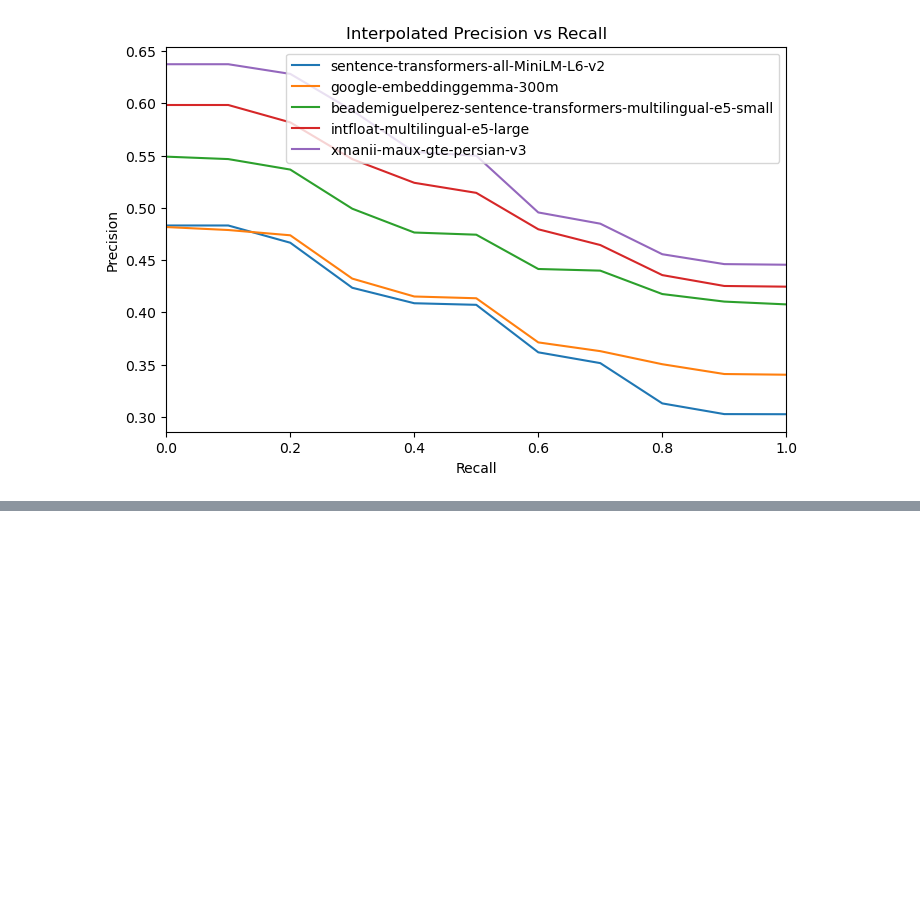
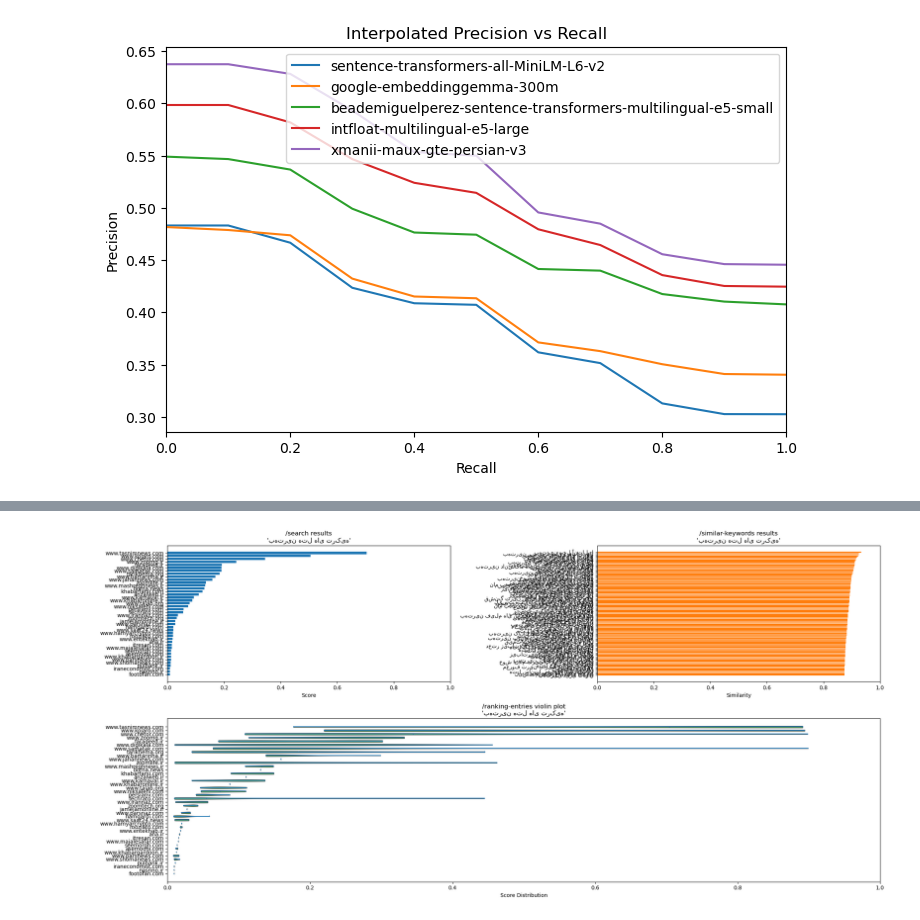
Before and after one commit to khoda81/seo-embeddings, a Jupyter notebook: Visualize.ipynb, the cells around one changed output, grey strips where cells are left out. Cells and saved outputs as stored; diff of their text form; code cells hidden in the pictures; blank space fills up the shorter version.

```diff
--- a/Visualize.ipynb
+++ b/Visualize.ipynb
@@ -217,0 +294,87 @@ HTTPError: 500 Server Error: Internal Server Error for url: http://185.8.172.121
+# %%
+import requests
+import matplotlib.pyplot as plt
+import pandas as pd
+
+# --- CONFIG ---
+BASE_URL = "http://185.8.172.121:8000"  # change to your server
+
+
+def query_api(endpoint: str, query: str, top_k: int | None = None) -> pd.DataFrame:
+    """
+    Sends a GET request to a given endpoint and returns a normalized DataFrame.
+    The endpoint may contain 'score' or 'similarity' columns.
+    """
+    url = f"{BASE_URL}/{endpoint}"
+    params = {"query": query, "top_k": top_k}
+    response = requests.get(url, params=params)
+    response.raise_for_status()
+    data = response.json()
+    df = pd.DataFrame(data)
+
+    return df
+
+
+def visualize_all(df_search, df_similar, df_ranking, query):
+    """Displays a 2x2 layout with search, similar-keywords, and ranking-entries violin plots."""
+    # --- Prepare figure layout ---
+    fig = plt.figure(figsize=(21, 10))
+    gs = fig.add_gridspec(2, 2, height_ratios=[1, 1.2])
+    ax_search = fig.add_subplot(gs[0, 0])
+    ax_similar = fig.add_subplot(gs[0, 1])
+    ax_violin = fig.add_subplot(gs[1, :])  # full width bottom row
+
+    # --- /search ---
+    df = df_search.sort_values("score", ascending=True)
+    ax_search.barh(df["website"], df["score"], color="#1f77b4")
+    ax_search.set_title(f"/search results\n'{query}'")
+    ax_search.set_xlabel("Score")
+    ax_search.set_xlim(0, 1)
+
+    # --- /similar-keywords ---
+    df = df_similar.sort_values("similarity", ascending=True)
+    ax_similar.barh(df["keyword"], df["similarity"], color="#ff7f0e")
+    ax_similar.set_title(f"/similar-keywords results\n'{query}'")
+    ax_similar.set_xlabel("Similarity")
+    ax_similar.set_xlim(0, 1)
+
+    # --- /ranking-entries violin plot ---
+    # Create a combined score metric
+    df_ranking["score"] = df_ranking["similarity"] / df_ranking["average_position"]
+
+    # Compute mean score per website and sort
+    mean_scores = df_ranking.groupby("website")["score"].mean().sort_values()
+    labels = mean_scores.index.tolist()
+
+    # Group by website for violin data
+    grouped = [
+        df_ranking[df_ranking["website"] == site]["score"].values for site in labels
+    ]
+
+    parts = ax_violin.violinplot(grouped, showmeans=True, showmedians=False, vert=False)
+    for pc in parts["bodies"]:
+        pc.set_facecolor("#2ca02c")
+        pc.set_edgecolor("black")
+        pc.set_alpha(0.7)
+
+    ax_violin.set_yticks(range(1, len(labels) + 1))
+    ax_violin.set_yticklabels(labels)
+    ax_violin.set_xlabel("Score Distribution")
+    ax_violin.set_title(f"/ranking-entries violin plot\n'{query}'")
+    ax_violin.set_xlim(0, 1)
+
+    plt.tight_layout()
+    plt.show()
+
+
+# --- Example usage ---
+query = "بهترین هتل های ترکیه"
+top_k = 100
+
+df_search = query_api("search", query, top_k)
+df_similar = query_api("similar-keywords", query, top_k)
+df_ranking = query_api("ranking-entries", query, top_k)
+
+display(df_similar)
+visualize_all(df_search, df_similar, df_ranking, query)
+# %% [output]
@@ -217,0 +394 @@ HTTPError: 500 Server Error: Internal Server Error for url: http://185.8.172.121
+[figure, added]
```
Also changed, not shown: parts of 9 cells of this notebook, 1 other file.
